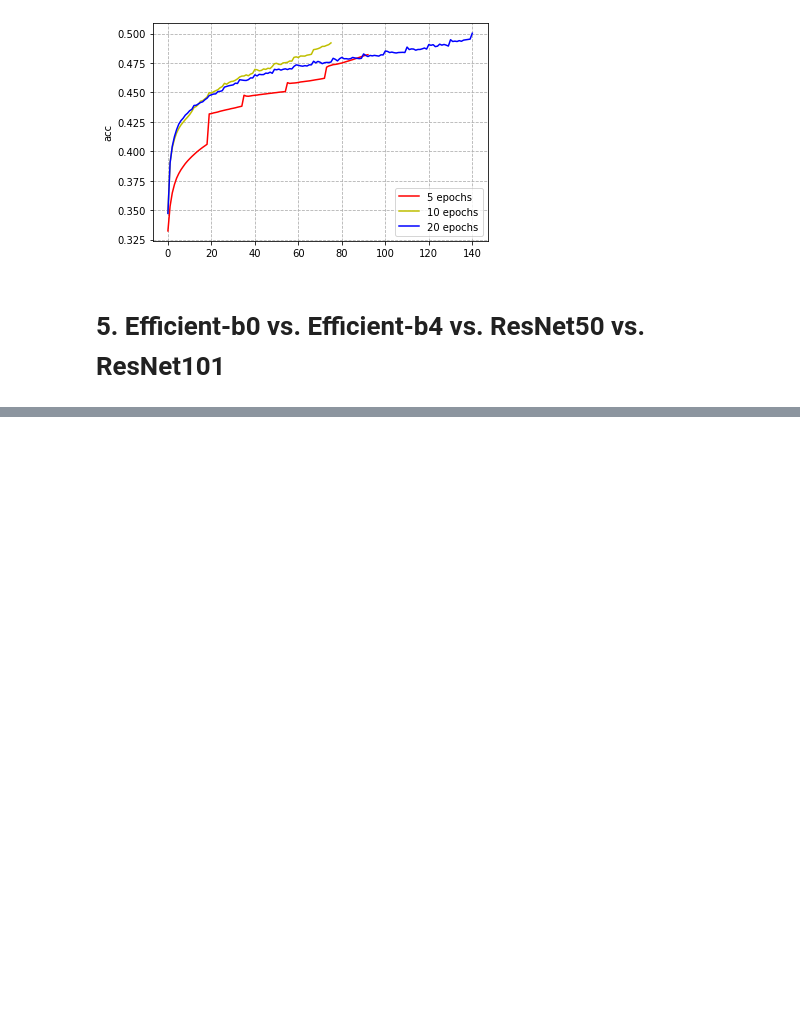
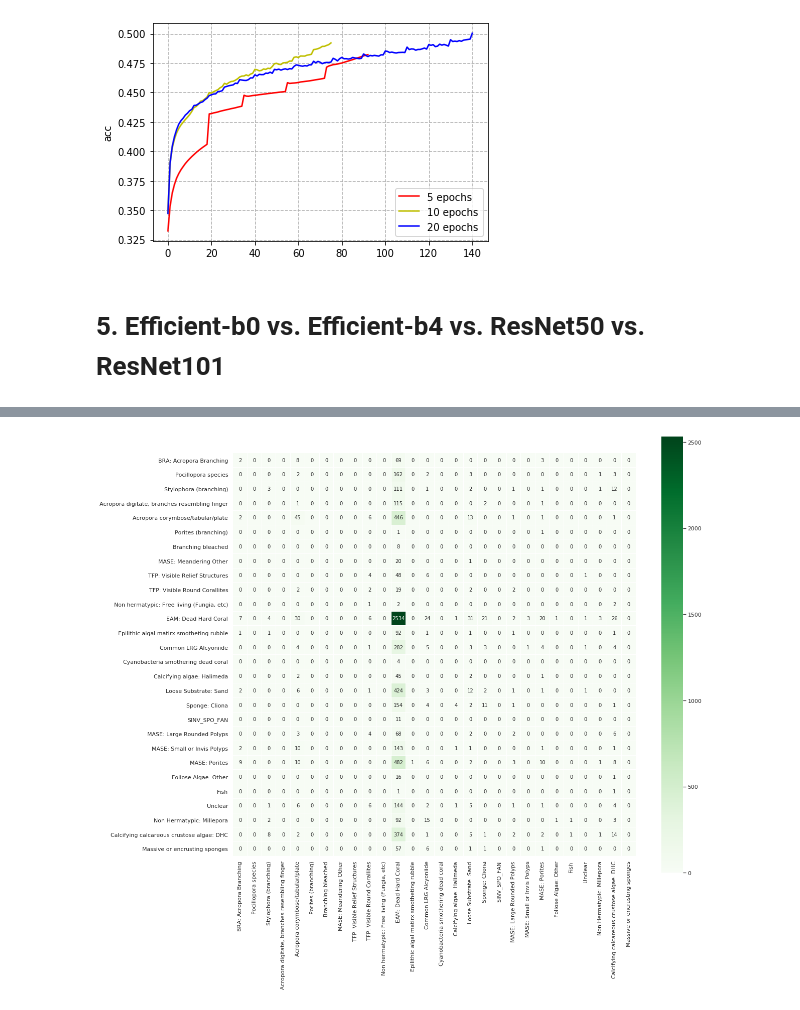
Before and after one commit to qiminchen/CoralNet, a Jupyter notebook: test_eval.ipynb, the cells around one changed output, grey strips where cells are left out. Drawn from its saved outputs; the diff is of its cells as text; code cells hidden in the pictures; blank space fills up the shorter version.

```diff
--- a/test_eval.ipynb
+++ b/test_eval.ipynb
@@ -250,0 +299,4 @@ plt.show()
+# %%
+plot_cm('/home/qimin/Downloads/eval_5s/s1070/output.npz')
+# %% [output]
+[figure, added]
```
Also changed, not shown: parts of 12 cells of this notebook.
